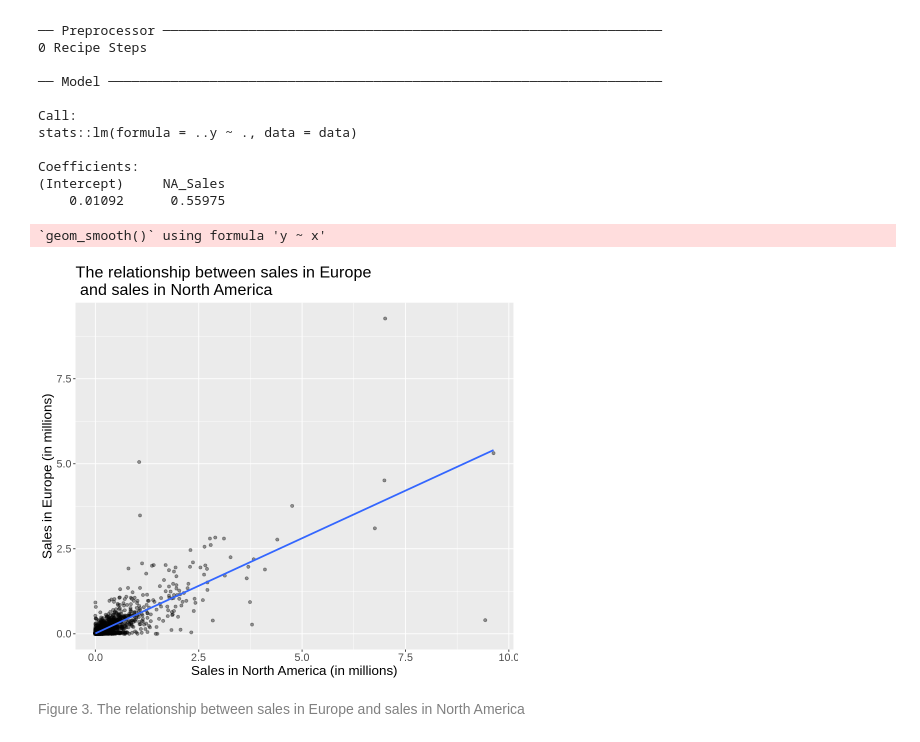
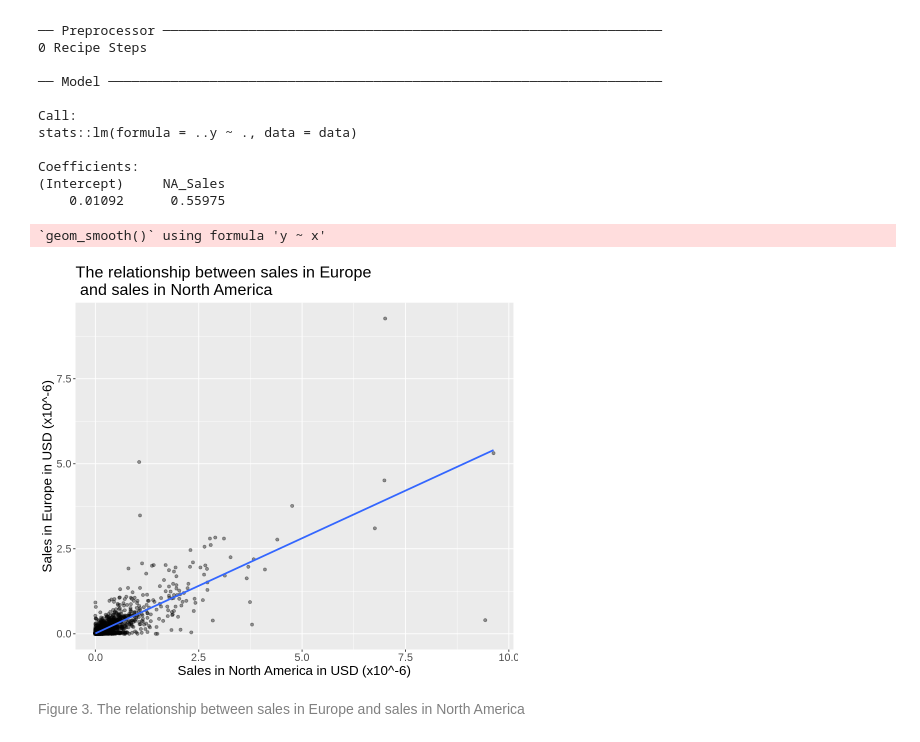
Before and after one commit to kristennli/DSCI100_project, a Jupyter notebook: Final Project Draft.ipynb, the cells around one changed output. Saved outputs shown, nothing was run; the diff lists cells and outputs as text; code cells hidden in the pictures.

```diff
--- a/Final Project Draft.ipynb
+++ b/Final Project Draft.ipynb
@@ -307,18 +289,18 @@ Coefficients:
 # %%
 #simple linear regression model visualization
 options(repr.plot.width = 8, repr.plot.height = 7)
 
 lm_predictions <- vg_train%>%
     ggplot(aes(x = NA_Sales, y = EU_Sales))+
     geom_point(alpha=0.4)+
-    labs(x = "Sales in North America (in millions)",
-        y= "Sales in Europe (in millions)")+
+    labs(x = "Sales in North America in USD (x10^-6)",
+        y= "Sales in Europe in USD (x10^-6)")+
     ggtitle("The relationship between sales in Europe \n and sales in North America")+
     theme(text = element_text(size = 16))+
     geom_smooth(method = "lm", se = FALSE)
 lm_predictions
 # %% [output]
 `geom_smooth()` using formula 'y ~ x'
-[figure, old version]
+[figure, new version]
 # %% [markdown]
 <span style="color:gray">Figure 3. The relationship between sales in Europe and sales in North America</span>
```
Also changed, not shown: parts of 36 cells of this notebook.
